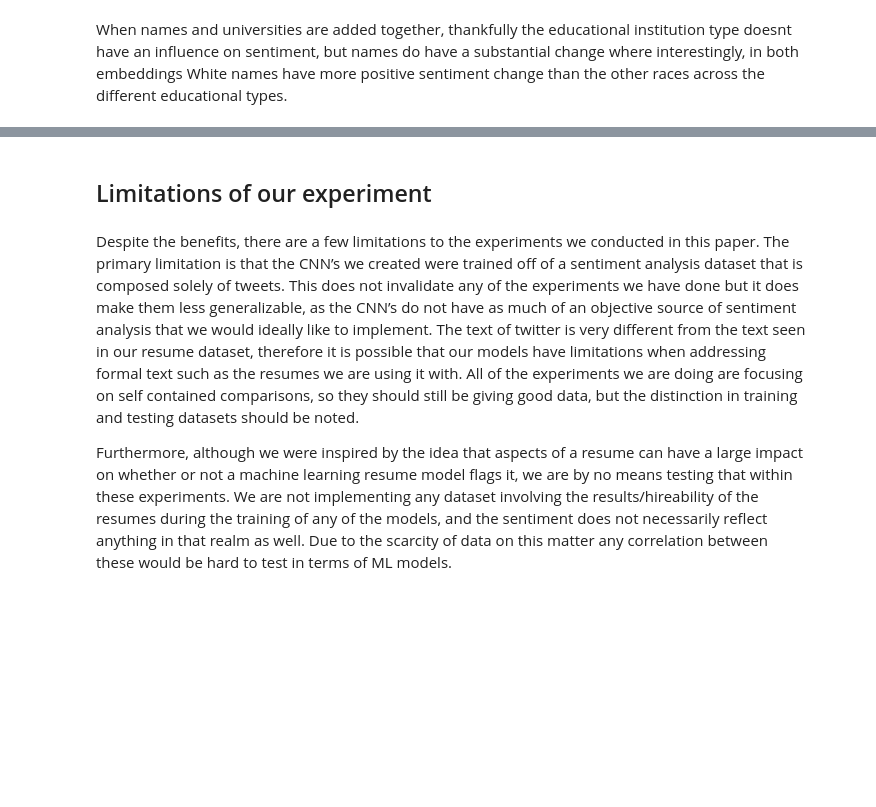
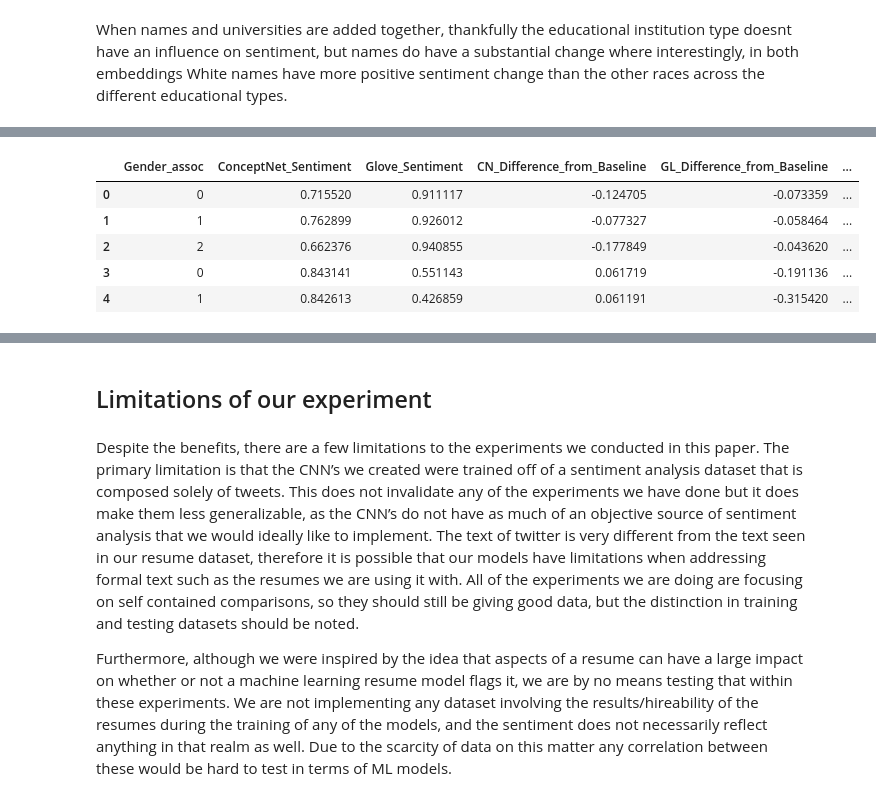
Before and after one commit to lattiric/ML_NN_Final_Proj, a Jupyter notebook: lab_final.ipynb, the cells around one changed output, grey strips where cells are left out. Saved outputs shown, nothing was run; the diff lists cells and outputs as text; code cells hidden in the pictures; blank space fills up the shorter version.

```diff
--- a/lab_final.ipynb
+++ b/lab_final.ipynb
@@ -1200,2 +1175,9 @@ plt.show()
 # %% [markdown]
 When names and universities are added together, thankfully the educational institution type doesnt have an influence on sentiment, but names do have a substantial change where interestingly, in both embeddings White names have more positive sentiment change than the other races across the different educational types.
+# %%
+male_gender_resumes = [
+    "During the almost ten (10) years of knowing Bill, he has not only displayed a great talent within the IT organization at Estee Lauder, but has distributed excellent skills and customer service to everyone throughout the company. He is extremely well thought of from every level of management to Senior management. His dedication and diligent to excellence has proven superior time and time again. When called upon he demonstrates top support in a timely and professional manner not to mention that he completes his tasks thoroughly with accuracy never having to be called back again for the same issue. We have been privileged to have such an awesome professional within our organization. I have known Mr. Hale for over a year in academic milieu. During this period I have had the pleasure of being associated with one of the finest people that anyone could ever come in contact with. Williams technical and professional prowess has accorded him the highest regards from his peers. He has a thorough understanding of the job requirements and how to accomplish corporate goals without sacrificing individual creativity.",
+    "I have over 29 years of progressive experience in the electrical, communications, electronics, and telecommunications fields. As Technical Team Lead, he has led major USCG shipboard communications upgrades or shipboard installations on 225' Seagoing Buoy Tenders (WLB), 175' Coastal Buoy Tenders (WLM), and 87' Coastal Patrol Boats (WPB) to mitigate electromagnetic interference (EMI) on these vessels with VHF transceivers and satellite-based GPS systems. He team led the implementation of TCTO 2010 which fielded the VHF antenna relocation to the 225' WLB class and 175' WLM class. He coordinated and was the team leader on the prototype VHF antenna relocation on the 225' WLB class. He was part of the team that designed and developed Relocation and Replacement of CEMT-4265A antennas on the 87' WPB. He also coordinated and team lead the VHF relocation tasking on these classes of USCG vessels. Mr. Roshto was responsible for the scheduling, planning, and performing field implementation of the EMC-EMI Program Support including USCG/USN RADHAZ/EMI control measures. He also provided technical leadership",
+    "Mr. Tims role as one of three BAs on the team has him conducting user testing and interviews, data gathering, persona development, wireframing, story writing, interface analysis, and being the general usability evangelist. He acts as the NHSN point of contact, keeping the software compliant with evolving CDC requirements. His team produces incremental updates to the code base on a two week sprint cycle and the velocity of his team has increased steadily over the last six months. He developed many tools and applications to aid in the production and testing of the new GUIs. He created a multi-screen interactive Kiosk that was used at numerous tradeshows as a selling tool for the new technologies that he helped develop. He was responsible for all aspects of the UCD process and monitored adherence to the IEC 60601-1-6 usability requirements. He interacted with marketing, the engineering team and clinical contacts to develop personas, workflows, task lists, use cases as well as requirements for the engineering team. He was responsible for design and implementation of clinical testing and analysis software."
+]
+print(len(male_gender_resumes))
@@ -1241,2 +1238,52 @@ for index, resume in enumerate(gender_resumes):
+# %%
+# Preprocess each male gender resume and store them with the corresponding gender label
+gender_dif_df = pd.DataFrame(columns=['Gender_assoc', 'ConceptNet_Sentiment', 'Glove_Sentiment', 'CN_Difference_from_Baseline', 'GL_Difference_from_Baseline'])
+
+for index, resume in enumerate(male_gender_resumes):
+    # Replace pronouns and titles for female and neutral genders
+    female_resume = resume.replace(" he ", " she ").replace("He ", "She ").replace(" Mr", " Mrs").replace(" his ", " her ").replace("His ", "Her ").replace(" him ", " her ").replace("Him ", "Her ")
+    neutral_resume = resume.replace(" he ", " they ").replace("He ", "They ").replace(" Mr", " ").replace(" his ", " their ").replace("His ", "Their ").replace(" him ", " them ").replace("Him ", "Them ")
+    no_gender_resume1 = resume.replace(" he ", " ").replace("He ", " ").replace(" Mr", " ").replace(" his ", " ").replace("His ", " ").replace(" him ", " ").replace("Him ", " ")
+
+    # Store preprocessed resumes
+    gender_resumes = [resume, female_resume, neutral_resume]
+
+    #print([no_gender_resume1])
+    # Predict baseline sentiment for no-gender resume
+    baseline_sent_GL = gloveModelMoreDropout.predict(pad_sequences(tokenizer.texts_to_sequences([no_gender_resume1]), maxlen=MAX_ART_LEN), verbose=0)
+    baseline_sent_CN = conceptNetModelMoreDropout.predict(pad_sequences(tokenizer.texts_to_sequences([no_gender_resume1]), maxlen=MAX_ART_LEN), verbose=0)
+    #print(baseline_sent_GL)
+
+
+    # Preprocess and predict sentiment for each gender resume
+    for gender_label, resume_text in enumerate(gender_resumes):
+        # Predict sentiment for ConceptNet and GloVe models
+        modified_sent_pred_CN = conceptNetModelMoreDropout.predict(pad_sequences(tokenizer.texts_to_sequences([resume_text]), maxlen=MAX_ART_LEN), verbose=0)
+        modified_sent_pred_GL = gloveModelMoreDropout.predict(pad_sequences(tokenizer.texts_to_sequences([resume_text]), maxlen=MAX_ART_LEN), verbose=0)
+
+        # Calculate sentiment difference from baseline
+        sent_dif_CN = modified_sent_pred_CN - baseline_sent_CN
+        sent_dif_GL = modified_sent_pred_GL - baseline_sent_GL
+
+        # Append results to DataFrame
+        comparison_entry = pd.DataFrame({'Gender_assoc':[gender_label],
+                                    'ConceptNet_Sentiment':[modified_sent_pred_CN[0][0]],
+                                    'Glove_Sentiment':[modified_sent_pred_GL[0][0]],
+                                    'Baseline_CN' : [baseline_sent_CN[0][0]],
+                                    'Baseline_GL' : [baseline_sent_GL[0][0]],
+                                    'CN_Difference_from_Baseline':[sent_dif_CN[0][0]],
+                                    'GL_Difference_from_Baseline':[sent_dif_GL[0][0]],
+                                    })
+        gender_dif_df = pd.concat([gender_dif_df,comparison_entry], ignore_index=True)
+
+
+gender_dif_df.head()
+# %% [output]
+|  | Gender_assoc | ConceptNet_Sentiment | Glove_Sentiment | CN_Difference_from_Baseline | GL_Difference_from_Baseline | ... |
+| 0 | 0 | 0.715520 | 0.911117 | -0.124705 | -0.073359 | ... |
+| 1 | 1 | 0.762899 | 0.926012 | -0.077327 | -0.058464 | ... |
+| 2 | 2 | 0.662376 | 0.940855 | -0.177849 | -0.043620 | ... |
+| 3 | 0 | 0.843141 | 0.551143 | 0.061719 | -0.191136 | ... |
+| 4 | 1 | 0.842613 | 0.426859 | 0.061191 | -0.315420 | ... |
 # %%
 #plot the differences of each ethnicity in the sentiment_difference_df
```
Also changed, not shown: parts of 8 cells of this notebook.
